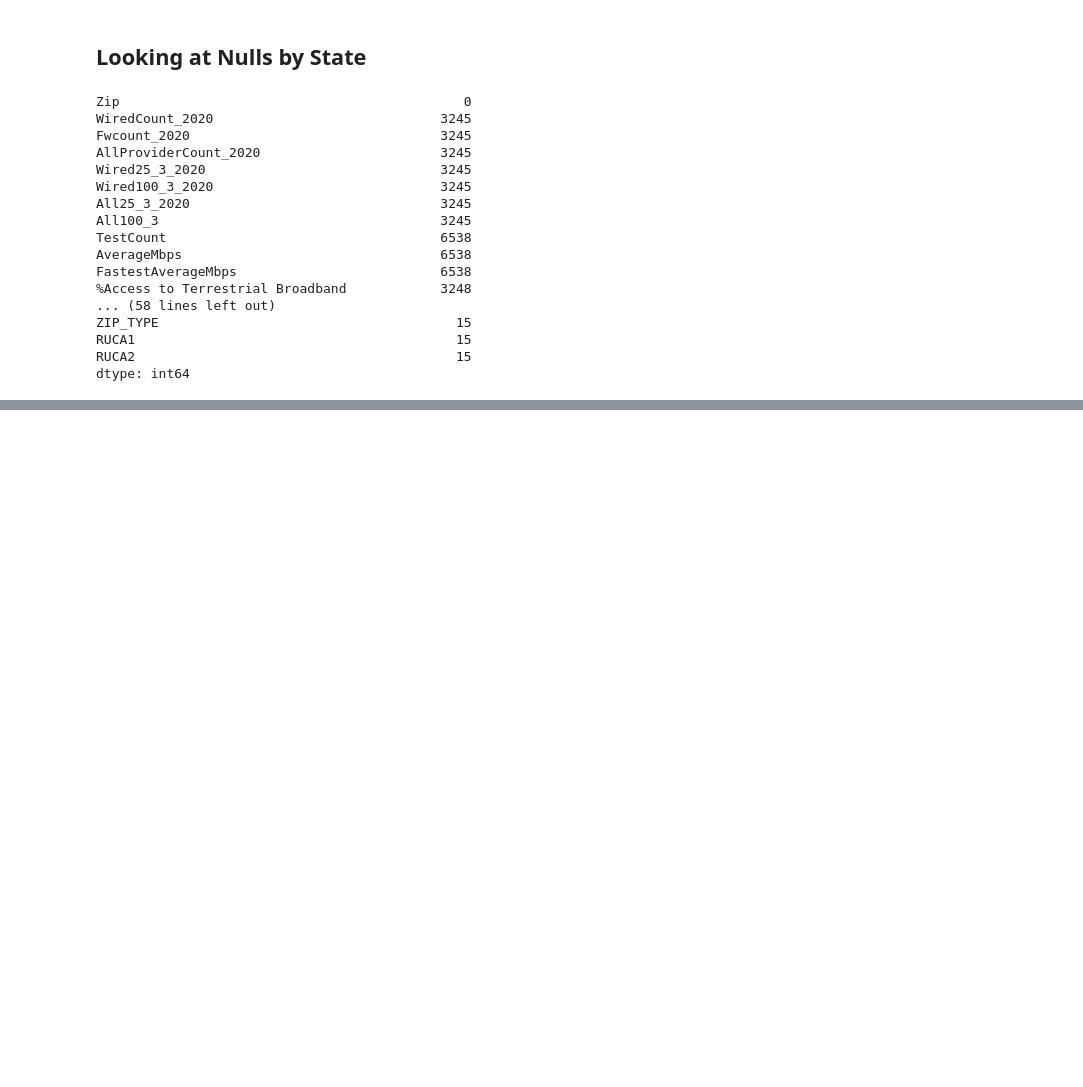
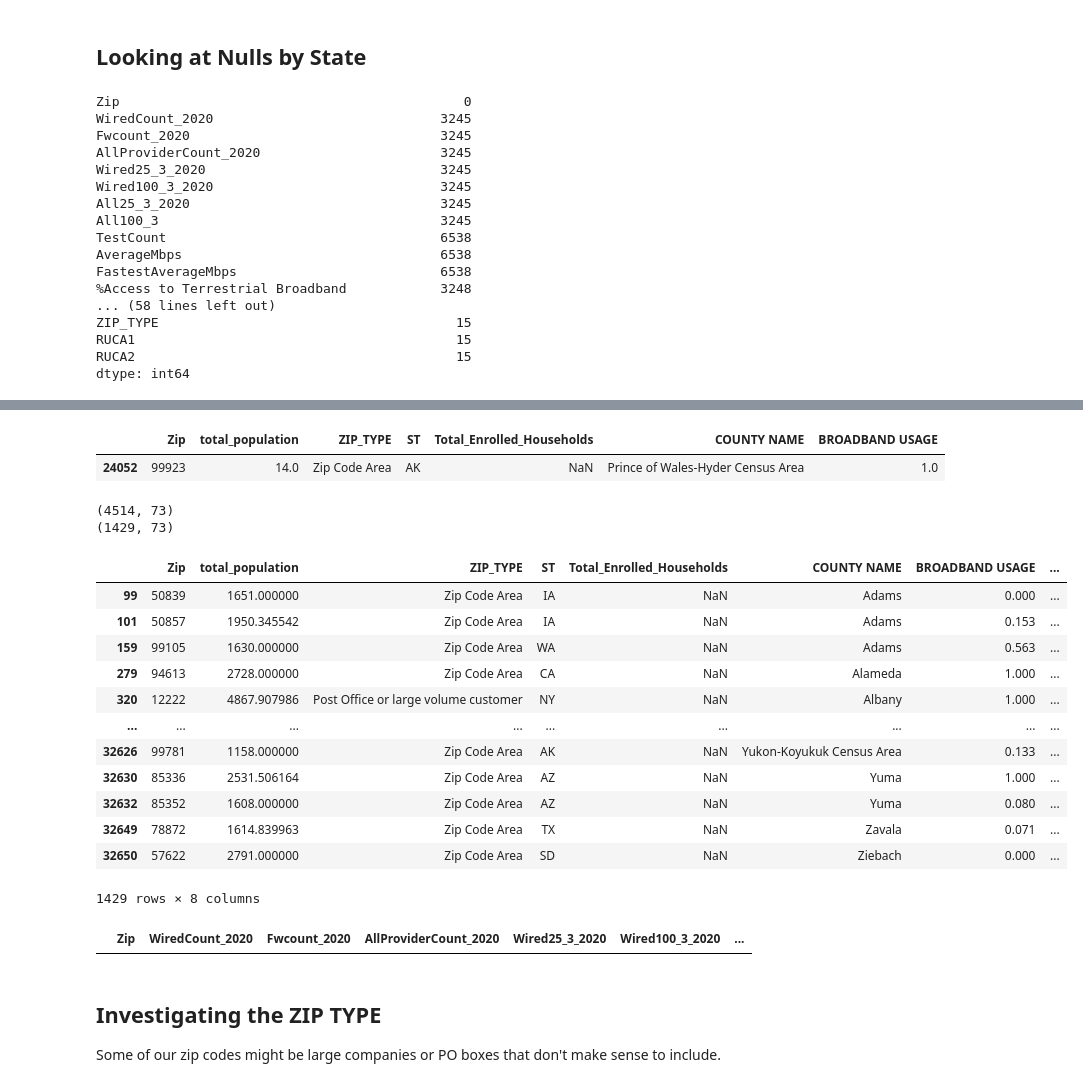
Before and after one commit to jcweaver/broadband-capstone, a Jupyter notebook: notebooks/Joanie_full_EDA.ipynb, the cells around one changed output, grey strips where cells are left out. Saved outputs shown, nothing was run; the diff lists cells and outputs as text; code cells hidden in the pictures; blank space fills up the shorter version.

```diff
--- a/notebooks/Joanie_full_EDA.ipynb
+++ b/notebooks/Joanie_full_EDA.ipynb
@@ -176,0 +167,36 @@ data[data.total_population < 50][["Zip","total_population", "total_pop2", "ZIP_T
+# %%
+# Let's look at data with small populations
+data[data.total_population < 50][["Zip","total_population",  "ZIP_TYPE", "ST", "Total_Enrolled_Households", "COUNTY NAME", "BROADBAND USAGE"]]
+# %% [output]
+|  | Zip | total_population | ZIP_TYPE | ST | Total_Enrolled_Households | COUNTY NAME | BROADBAND USAGE |
+| 24052 | 99923 | 14.0 | Zip Code Area | AK | NaN | Prince of Wales-Hyder Census Area | 1.0 |
+# %%
+# Let's look at data with small populations that might not be reporting Total_Enrolled_Households
+print(data[data.total_households < 1000].shape)
+print(data[(data.total_households < 1000) & (data.Total_Enrolled_Households.isna())].shape)
+data[(data.total_households < 1000) & (data.Total_Enrolled_Households.isna())][["Zip","total_population", "ZIP_TYPE", "ST", "Total_Enrolled_Households", "COUNTY NAME", "BROADBAND USAGE", "AllProviderCount_2020"]]
+# %% [output]
+(4514, 73)
+(1429, 73)
+|  | Zip | total_population | ZIP_TYPE | ST | Total_Enrolled_Households | COUNTY NAME | BROADBAND USAGE | ... |
+| 99 | 50839 | 1651.000000 | Zip Code Area | IA | NaN | Adams | 0.000 | ... |
+| 101 | 50857 | 1950.345542 | Zip Code Area | IA | NaN | Adams | 0.153 | ... |
+| 159 | 99105 | 1630.000000 | Zip Code Area | WA | NaN | Adams | 0.563 | ... |
+| 279 | 94613 | 2728.000000 | Zip Code Area | CA | NaN | Alameda | 1.000 | ... |
+| 320 | 12222 | 4867.907986 | Post Office or large volume customer | NY | NaN | Albany | 1.000 | ... |
+| ... | ... | ... | ... | ... | ... | ... | ... | ... |
+| 32626 | 99781 | 1158.000000 | Zip Code Area | AK | NaN | Yukon-Koyukuk Census Area | 0.133 | ... |
+| 32630 | 85336 | 2531.506164 | Zip Code Area | AZ | NaN | Yuma | 1.000 | ... |
+| 32632 | 85352 | 1608.000000 | Zip Code Area | AZ | NaN | Yuma | 0.080 | ... |
+| 32649 | 78872 | 1614.839963 | Zip Code Area | TX | NaN | Zavala | 0.071 | ... |
+| 32650 | 57622 | 2791.000000 | Zip Code Area | SD | NaN | Ziebach | 0.000 | ... |
+1429 rows × 8 columns
+# %%
+## There is no indicator for 0 providers... Can we assume 0?
+data[data.AllProviderCount_2020 < 1]
+# %% [output]
+|  | Zip | WiredCount_2020 | Fwcount_2020 | AllProviderCount_2020 | Wired25_3_2020 | Wired100_3_2020 | ... |
+# %% [markdown]
+## Investigating the ZIP TYPE
+
+Some of our zip codes might be large companies or PO boxes that don't make sense to include.
```
Also changed, not shown: parts of 15 cells of this notebook, 1 other file.
